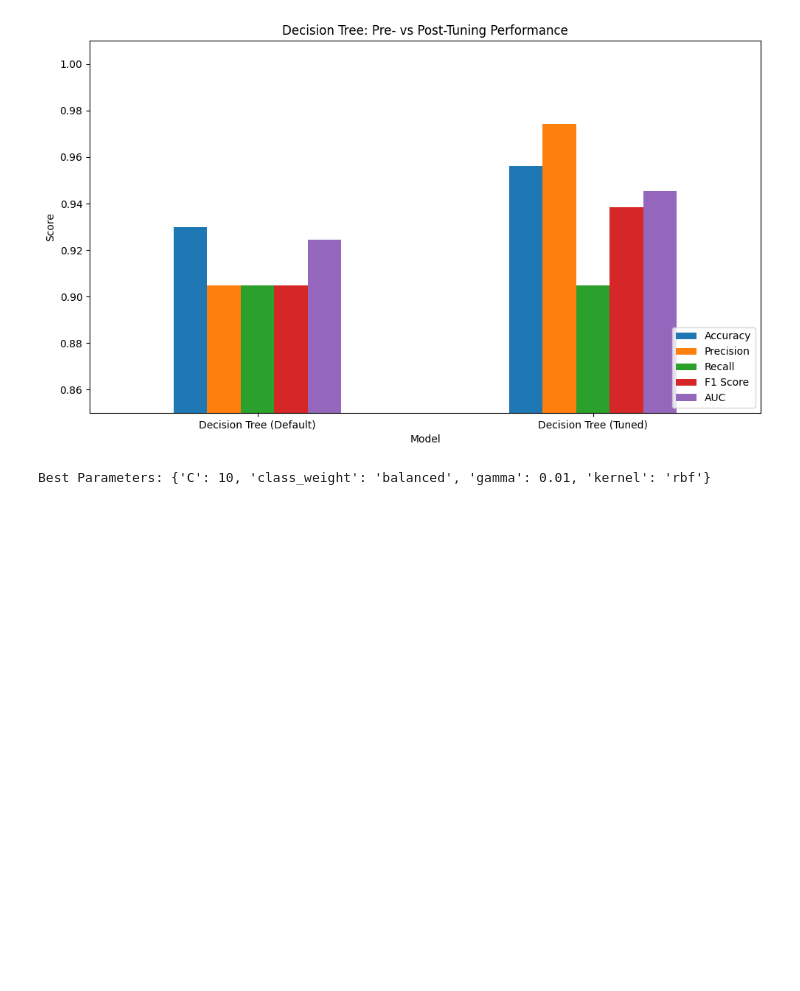
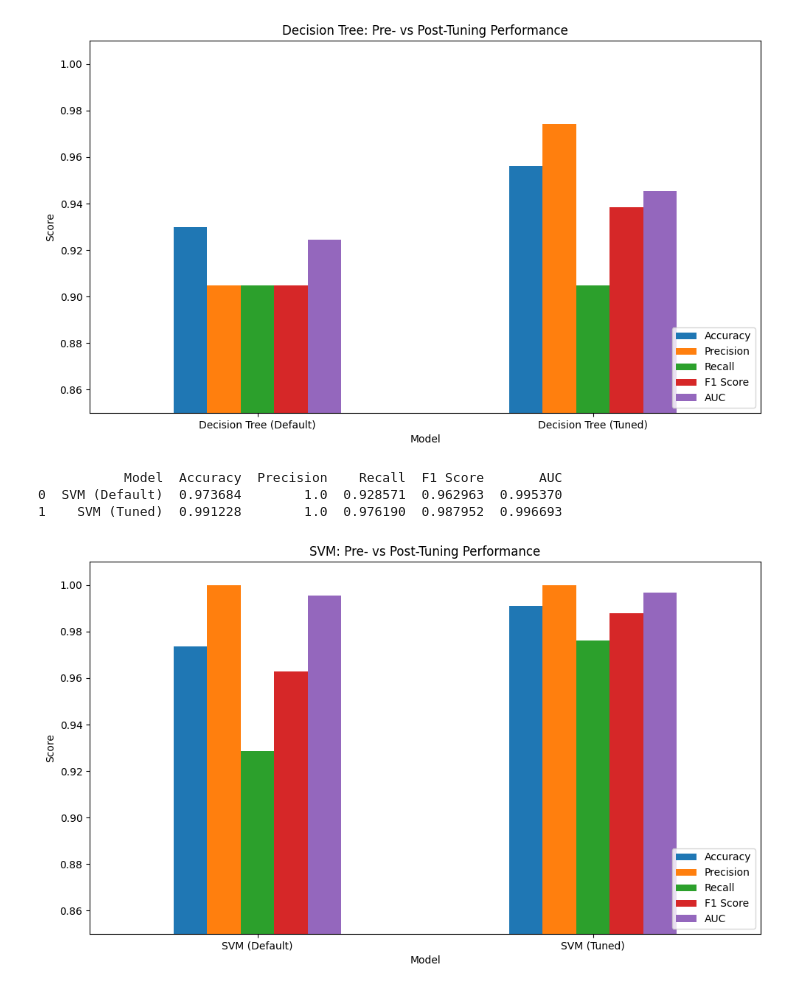
Before and after one commit to darshanpavasiya/IAI_Breast_Cancer_Prediction, a Jupyter notebook: IAI_Breast_Cancer_Prediction.ipynb, the cells around one changed output. Cells and saved outputs as stored; diff of their text form; code cells hidden in the pictures; blank space fills up the shorter version.

Commit message:
1-jun
SVM model

```diff
--- a/IAI_Breast_Cancer_Prediction.ipynb
+++ b/IAI_Breast_Cancer_Prediction.ipynb
@@ -347,12 +347,3 @@ grid_search_svm = GridSearchCV(
     cv=5,
     n_jobs=-1
 )
-
-# Fit on training data
-grid_search_svm.fit(X_train, y_train)
-
-# Get best model
-svm_tuned = grid_search_svm.best_estimator_
-print("Best Parameters:", grid_search_svm.best_params_)
-# %% [output]
-Best Parameters: {'C': 10, 'class_weight': 'balanced', 'gamma': 0.01, 'kernel': 'rbf'}
@@ -362,3 +361,23 @@ svm_post = evaluate_model("SVM (Tuned)", svm_tuned, X_test, y_test)
 
 svm_default = trained_models['svm']
 svm_pre = evaluate_model("SVM (Default)", svm_default, X_test, y_test)
+# %%
+comparison_df_dt = pd.DataFrame([svm_pre,svm_post])
+print(comparison_df_dt)
+# %% [output]
+           Model  Accuracy  Precision    Recall  F1 Score       AUC
+0  SVM (Default)  0.973684        1.0  0.928571  0.962963  0.995370
+1    SVM (Tuned)  0.991228        1.0  0.976190  0.987952  0.996693
+# %%
+# Bar plot for visual comparison
+metrics = ['Accuracy', 'Precision', 'Recall', 'F1 Score', 'AUC']
+comparison_df_dt.set_index('Model')[metrics].plot(kind='bar', figsize=(10, 6))
+plt.title("SVM: Pre- vs Post-Tuning Performance")
+plt.ylabel("Score")
+plt.ylim(0.85, 1.01)
+plt.xticks(rotation=0)
+plt.legend(loc='lower right')
+plt.tight_layout()
+plt.show()
+# %% [output]
+[figure, added]
```
Also changed, not shown: parts of 1 cell of this notebook, 1 other file.
